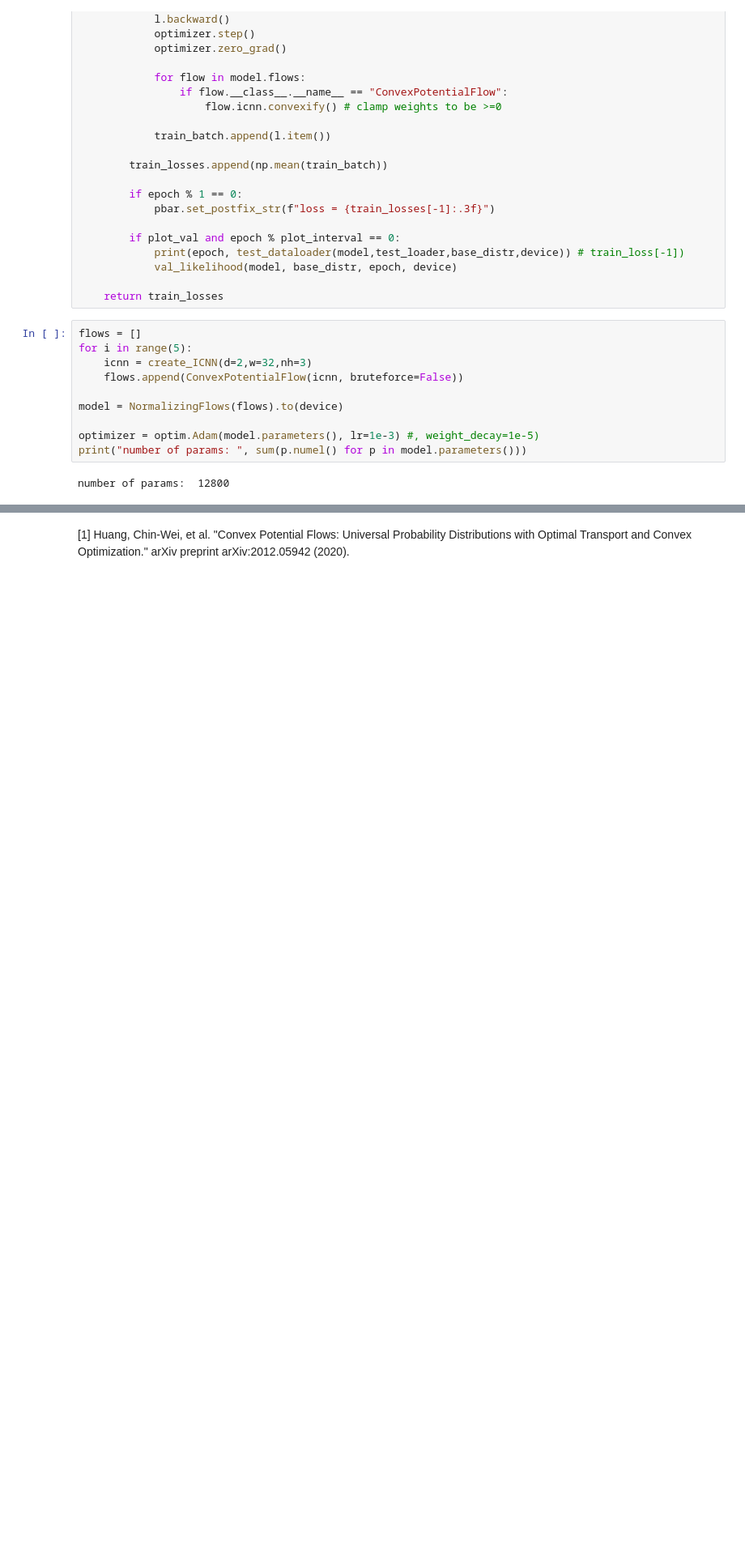
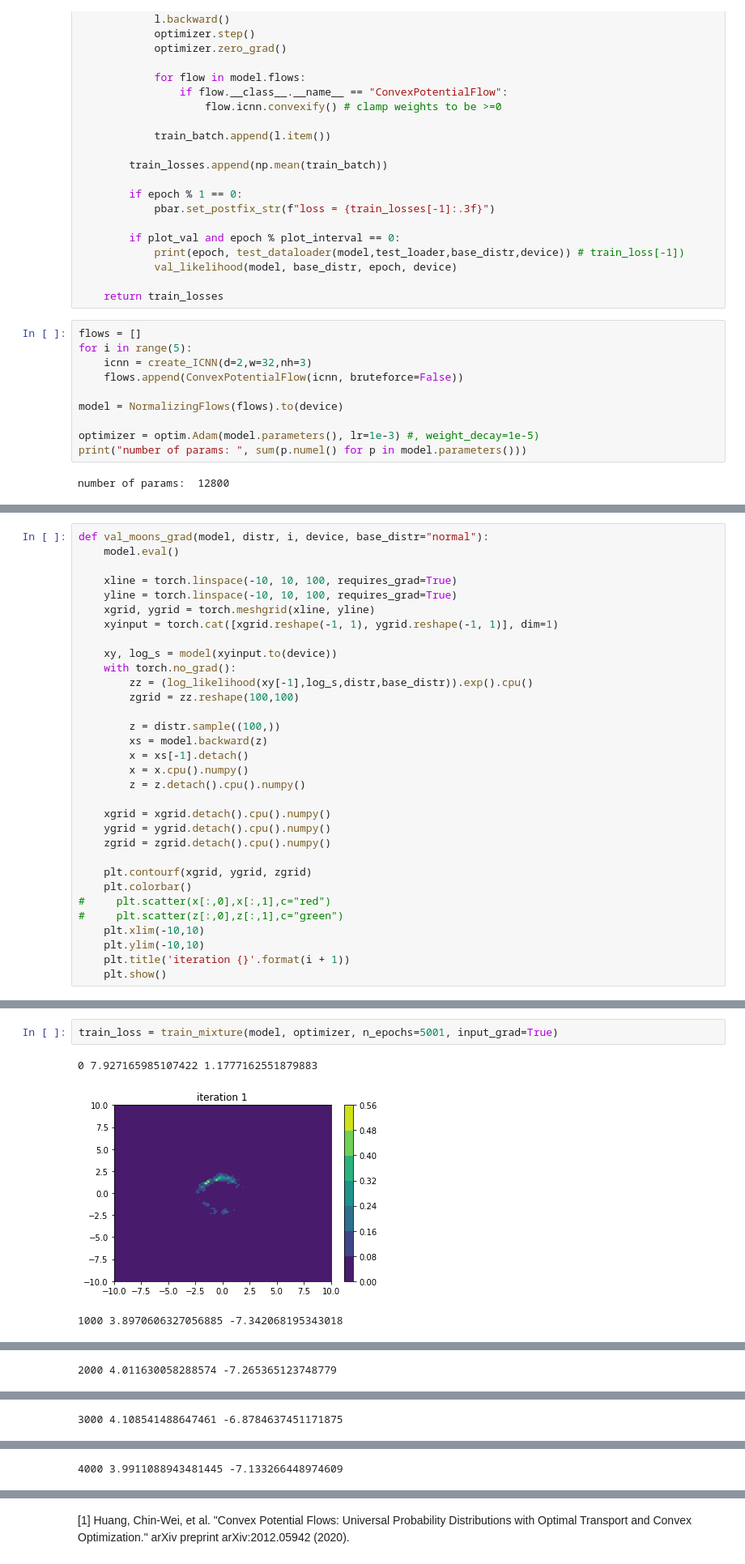
Before and after one commit to clbonet/Generative-Models, a Jupyter notebook: Normalizing Flows/Convex_Potential_Flow.ipynb, the cells around one changed output, grey strips where cells are left out. Shown: that part at 81% size. Saved outputs shown, nothing was run; the diff lists cells and outputs as text; blank space fills up the shorter version.

```diff
--- a/Normalizing Flows/Convex_Potential_Flow.ipynb
+++ b/Normalizing Flows/Convex_Potential_Flow.ipynb
@@ -563,0 +657,32 @@ train_loss = train_dataloader(model, optimizer, train_loader, test_loader, n_epo
+# %%
+def val_moons_grad(model, distr, i, device, base_distr="normal"):
+    model.eval()
+
+    xline = torch.linspace(-10, 10, 100, requires_grad=True)
+    yline = torch.linspace(-10, 10, 100, requires_grad=True)
+    xgrid, ygrid = torch.meshgrid(xline, yline)
+    xyinput = torch.cat([xgrid.reshape(-1, 1), ygrid.reshape(-1, 1)], dim=1)
+
+    xy, log_s = model(xyinput.to(device))
+    with torch.no_grad():
+	    zz = (log_likelihood(xy[-1],log_s,distr,base_distr)).exp().cpu()
+	    zgrid = zz.reshape(100,100)
+
+	    z = distr.sample((100,))
+	    xs = model.backward(z)
+	    x = xs[-1].detach()
+	    x = x.cpu().numpy()
+	    z = z.detach().cpu().numpy()
+
+    xgrid = xgrid.detach().cpu().numpy()
+    ygrid = ygrid.detach().cpu().numpy()
+    zgrid = zgrid.detach().cpu().numpy()
+
+    plt.contourf(xgrid, ygrid, zgrid)
+    plt.colorbar()
+#     plt.scatter(x[:,0],x[:,1],c="red")
+#     plt.scatter(z[:,0],z[:,1],c="green")
+    plt.xlim(-10,10)
+    plt.ylim(-10,10)
+    plt.title('iteration {}'.format(i + 1))
+    plt.show()
@@ -563,0 +754,6 @@ train_loss = train_dataloader(model, optimizer, train_loader, test_loader, n_epo
+# %%
+train_loss = train_mixture(model, optimizer, n_epochs=5001, input_grad=True)
+# %% [output]
+0 7.927165985107422 1.1777162551879883
+[figure, added]
+1000 3.8970606327056885 -7.342068195343018
@@ -563,0 +761 @@ train_loss = train_dataloader(model, optimizer, train_loader, test_loader, n_epo
+2000 4.011630058288574 -7.265365123748779
@@ -563,0 +763 @@ train_loss = train_dataloader(model, optimizer, train_loader, test_loader, n_epo
+3000 4.108541488647461 -6.8784637451171875
@@ -563,0 +765 @@ train_loss = train_dataloader(model, optimizer, train_loader, test_loader, n_epo
+4000 3.9911088943481445 -7.133266448974609
```
Also changed, not shown: parts of 23 cells of this notebook.
